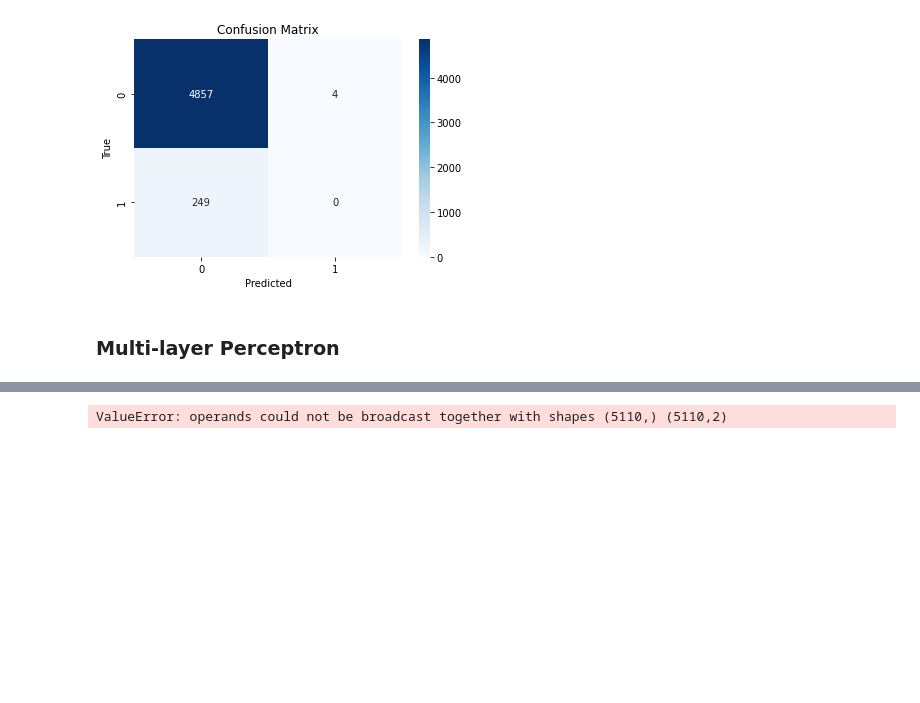
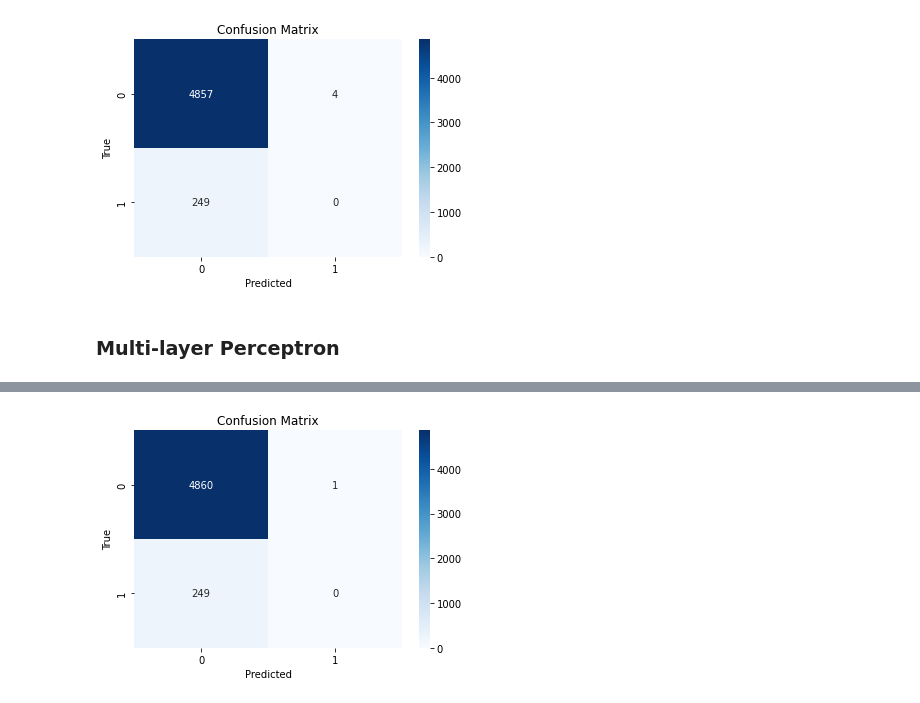
Before and after one commit to avramstefan/DS-Salary-AVC, a Jupyter notebook: main.ipynb, the cells around one changed output, grey strips where cells are left out. Drawn from its saved outputs; the diff is of its cells as text; code cells hidden in the pictures; blank space fills up the shorter version.

```diff
--- a/main.ipynb
+++ b/main.ipynb
@@ -1385,6 +1381,5 @@ Y = MLP.run(
     full={"X": _X, "T": _T}
 )
 
-print(Y)
-Classifier.visualize_confusion_matrix(_T.values, Y)
+Classifier.visualize_confusion_matrix(_T.values, np.argmax(Y, axis=1))
 # %% [output]
@@ -1408,4 +1403,4 @@ Epoch 12 | Batch 031 | Train NLL:  0.314 | Train Acc:  94.17% | Test NLL:  0.337
-ValueError: operands could not be broadcast together with shapes (5110,) (5110,2)
+[figure, added]
 # %%
 clf = SKMLPClassifier(
     random_state=1,
```
Also changed, not shown: parts of 3 cells of this notebook.
